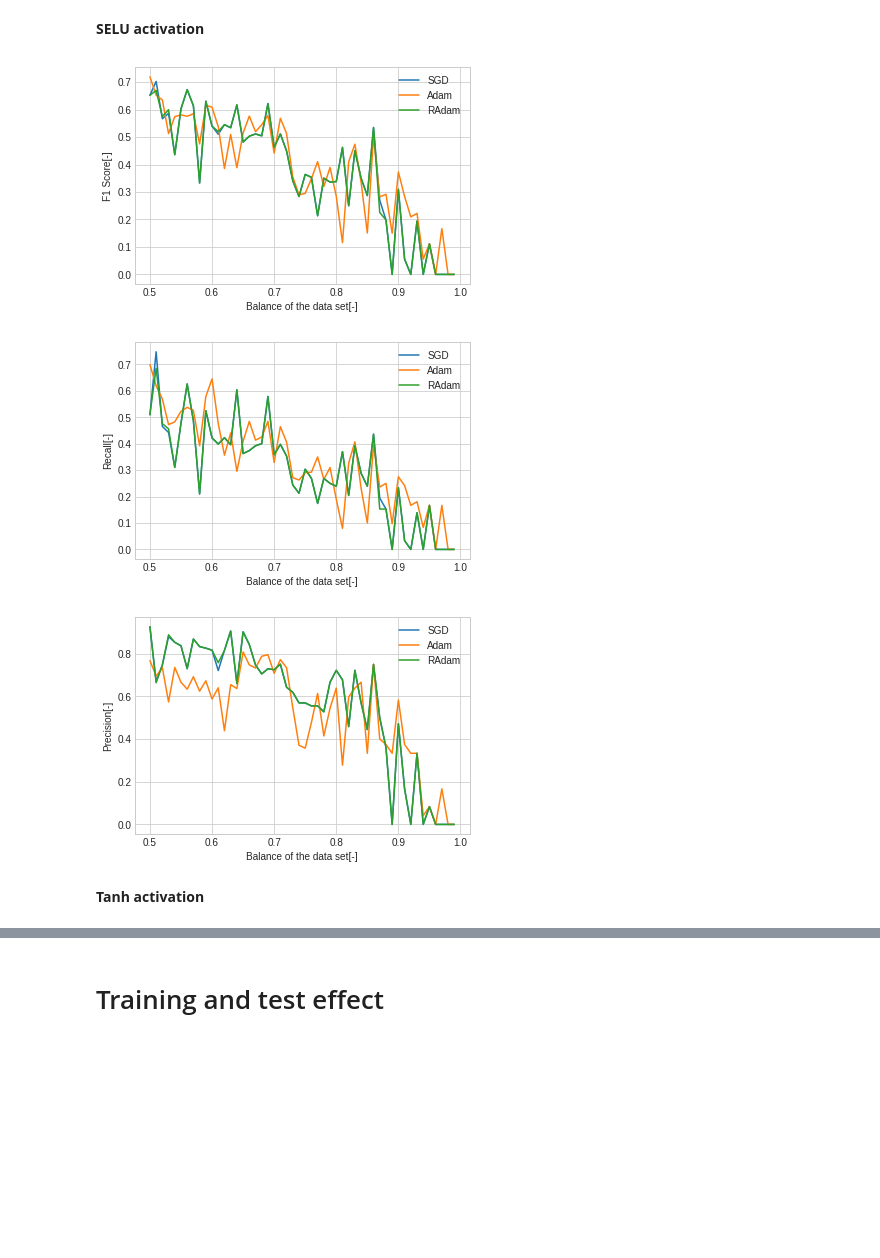
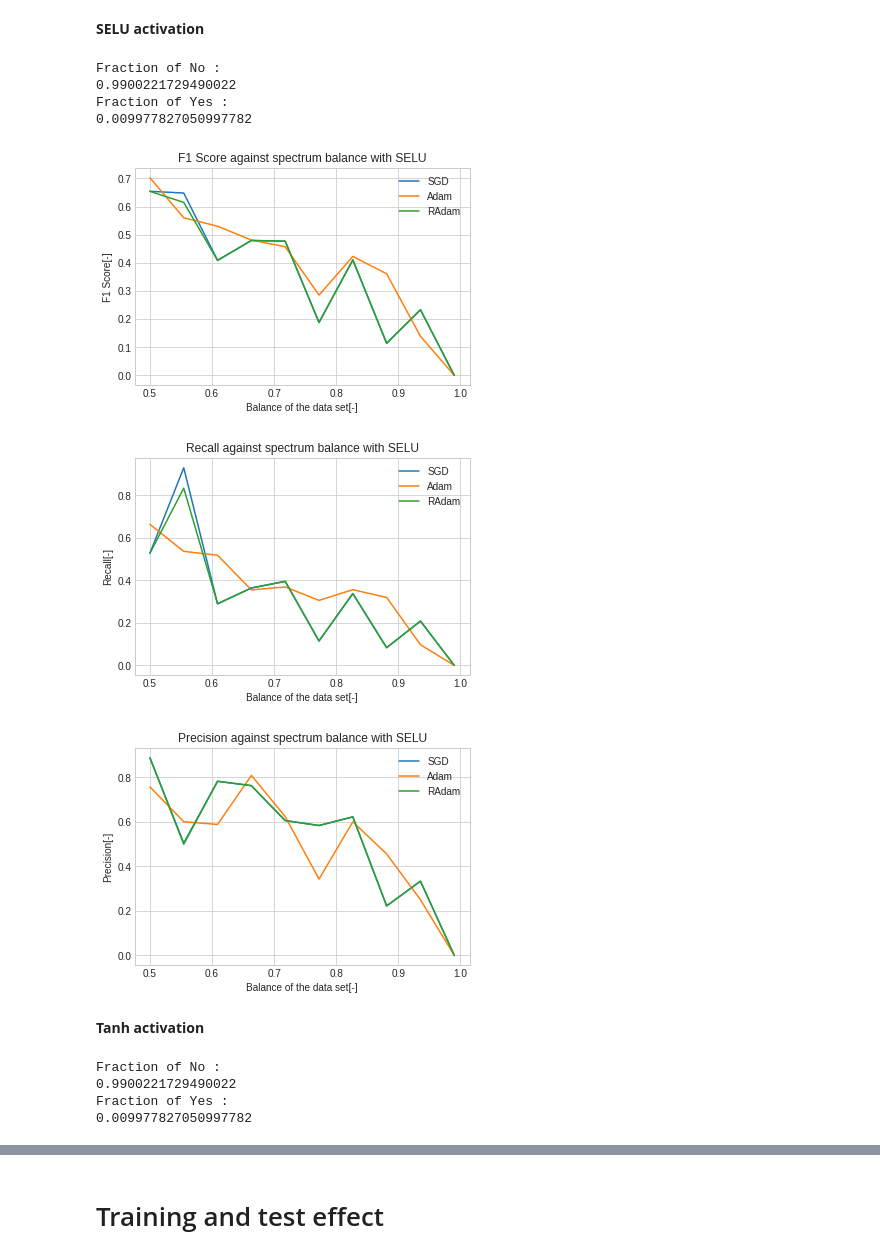
Before and after one commit to jalil-M/Opt-Project, a Jupyter notebook: project.ipynb, the cells around one changed output, grey strips where cells are left out. Saved outputs shown, nothing was run; the diff lists cells and outputs as text; code cells hidden in the pictures; blank space fills up the shorter version.

Commit message:
figures plotted

```diff
--- a/project.ipynb
+++ b/project.ipynb
@@ -49,7 +49,7 @@ def run_benchmark(data, activation = 'selu', N_spec = 30):
         for l in list_optimzers:
             model.compile(loss='binary_crossentropy', optimizer=l, metrics=[f1_m,precision_m, recall_m])
             model.fit(np.array(x_train_keras), np.array(y_train_keras), epochs=50, batch_size=128, shuffle=True, verbose=0)
-            loss, accuracy, f1_score, precision, recall = model.evaluate(np.array(x_test), np.array(y_test),verbose = 0)
+            loss, f1_score, precision, recall = model.evaluate(np.array(x_test), np.array(y_test),verbose = 0)
 
             if l == 'adam':
                 adam_f1.append(f1_score)
@@ -76,17 +71,23 @@ Fraction of Yes :
 **SELU activation**
 # %%
 spects, sgd_f1, sgd_precision, sgd_recall, adam_f1, adam_precision, adam_recall, radam_f1, radam_precision, radam_recall = run_benchmark(data, N_spec=10)
+# %% [output]
+Fraction of No :
+0.9900221729490022
+Fraction of Yes :
+0.009977827050997782
 # %%
 plt.style.use('seaborn-whitegrid')
 plt.plot(spects, sgd_f1, label='SGD')
 plt.plot(spects, adam_f1, label='Adam')
 plt.plot(spects, radam_f1, label='RAdam')
 plt.xlabel('Balance of the data set[-]')
 plt.ylabel('F1 Score[-]')
+plt.title('F1 Score against spectrum balance with SELU')
 plt.legend(loc='upper right')
-plt.savefig('figures/f1-spect.png')
+plt.savefig('figures/f1-spect-SELU.png')
 # %% [output]
-[figure, old version]
+[figure, new version]
 # %%
 plt.style.use('seaborn-whitegrid')
 plt.plot(spects, sgd_recall, label='SGD')
@@ -94,10 +95,11 @@ plt.plot(spects, adam_recall, label='Adam')
 plt.plot(spects, radam_recall, label='RAdam')
 plt.xlabel('Balance of the data set[-]')
 plt.ylabel('Recall[-]')
+plt.title('Recall against spectrum balance with SELU')
 plt.legend(loc='upper right')
-plt.savefig('figures/recall-spect.png')
+plt.savefig('figures/recall-spect-SELU.png')
 # %% [output]
-[figure, old version]
+[figure, new version]
 # %%
 plt.style.use('seaborn-whitegrid')
 plt.plot(spects, sgd_precision, label='SGD')
@@ -105,14 +107,20 @@ plt.plot(spects, adam_precision, label='Adam')
 plt.plot(spects, radam_precision, label='RAdam')
 plt.xlabel('Balance of the data set[-]')
 plt.ylabel('Precision[-]')
+plt.title('Precision against spectrum balance with SELU')
 plt.legend(loc='upper right')
-plt.savefig('figures/precision-spect.png')
+plt.savefig('figures/precision-spect-SELU.png')
 # %% [output]
-[figure, old version]
+[figure, new version]
 # %% [markdown]
 **Tanh activation**
 # %%
-spects, sgd_f1, sgd_precision, sgd_recall, adam_f1, adam_precision, adam_recall, radam_f1, radam_precision, radam_recall = run_benchmark(data, acivation = 'tanh', N_spec=10)
+spects, sgd_f1, sgd_precision, sgd_recall, adam_f1, adam_precision, adam_recall, radam_f1, radam_precision, radam_recall = run_benchmark(data, activation = 'tanh', N_spec=10)
+# %% [output]
+Fraction of No :
+0.9900221729490022
+Fraction of Yes :
+0.009977827050997782
 # %%
 plt.style.use('seaborn-whitegrid')
 plt.plot(spects, sgd_f1, label='SGD')
```
Also changed, not shown: parts of 8 cells of this notebook, 7 other files.
